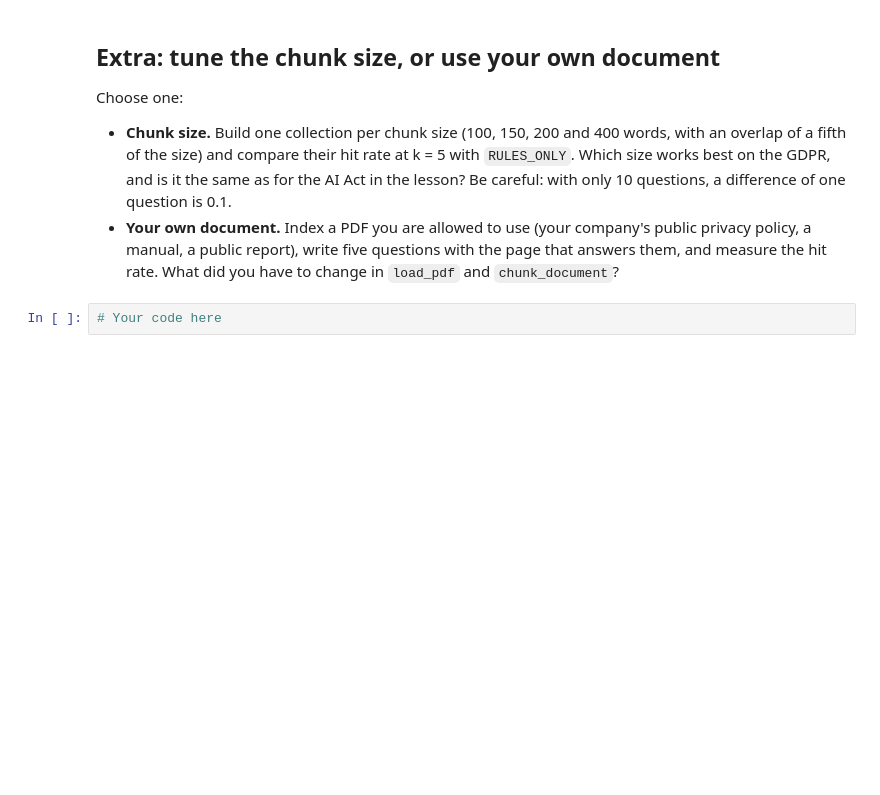
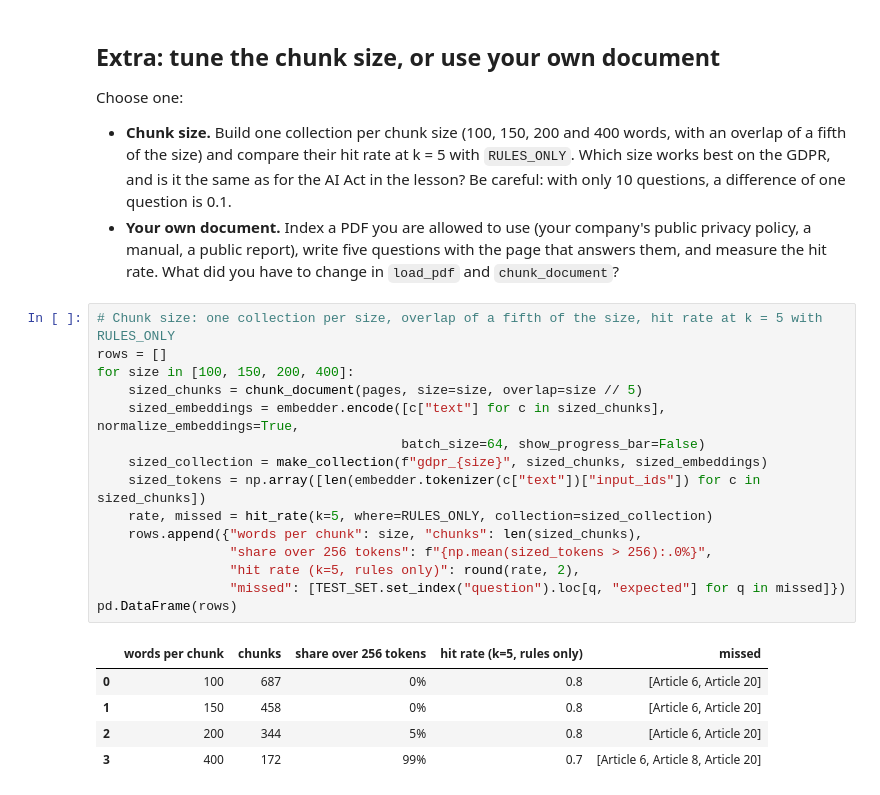
Before and after one commit to ironhack-labs/lab-intro-rag, a Jupyter notebook: your-code/main.ipynb, the cells around one changed output. Cells and saved outputs as stored; diff of their text form; blank space fills up the shorter version.

```diff
--- a/your-code/main.ipynb
+++ b/your-code/main.ipynb
@@ -213,5 +463,24 @@ Choose one:
 + **Chunk size.** Build one collection per chunk size (100, 150, 200 and 400 words, with an overlap of a fifth of the size) and compare their hit rate at k = 5 with `RULES_ONLY`. Which size works best on the GDPR, and is it the same as for the AI Act in the lesson? Be careful: with only 10 questions, a difference of one question is 0.1.
 + **Your own document.** Index a PDF you are allowed to use (your company's public privacy policy, a manual, a public report), write five questions with the page that answers them, and measure the hit rate. What did you have to change in `load_pdf` and `chunk_document`?
 # %%
-# Your code here
+# Chunk size: one collection per size, overlap of a fifth of the size, hit rate at k = 5 with RULES_ONLY
+rows = []
+for size in [100, 150, 200, 400]:
+    sized_chunks = chunk_document(pages, size=size, overlap=size // 5)
+    sized_embeddings = embedder.encode([c["text"] for c in sized_chunks], normalize_embeddings=True,
+                                       batch_size=64, show_progress_bar=False)
+    sized_collection = make_collection(f"gdpr_{size}", sized_chunks, sized_embeddings)
+    sized_tokens = np.array([len(embedder.tokenizer(c["text"])["input_ids"]) for c in sized_chunks])
+    rate, missed = hit_rate(k=5, where=RULES_ONLY, collection=sized_collection)
+    rows.append({"words per chunk": size, "chunks": len(sized_chunks),
+                 "share over 256 tokens": f"{np.mean(sized_tokens > 256):.0%}",
+                 "hit rate (k=5, rules only)": round(rate, 2),
+                 "missed": [TEST_SET.set_index("question").loc[q, "expected"] for q in missed]})
+pd.DataFrame(rows)
+# %% [output]
+|  | words per chunk | chunks | share over 256 tokens | hit rate (k=5, rules only) | missed |
+| 0 | 100 | 687 | 0% | 0.8 | [Article 6, Article 20] |
+| 1 | 150 | 458 | 0% | 0.8 | [Article 6, Article 20] |
+| 2 | 200 | 344 | 5% | 0.8 | [Article 6, Article 20] |
+| 3 | 400 | 172 | 99% | 0.7 | [Article 6, Article 8, Article 20] |
 # %% [markdown]
```
Also changed, not shown: parts of 12 cells of this notebook.
